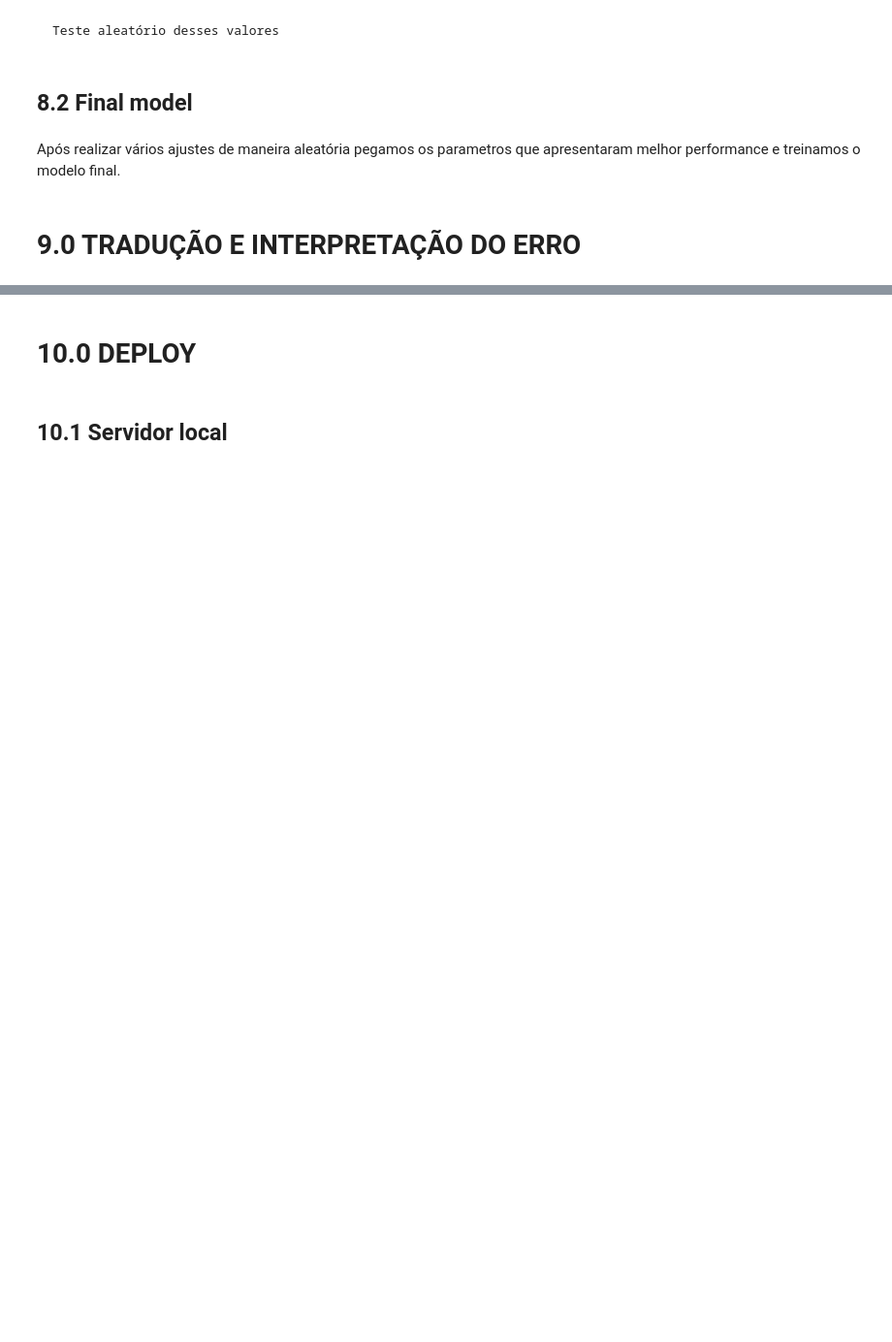
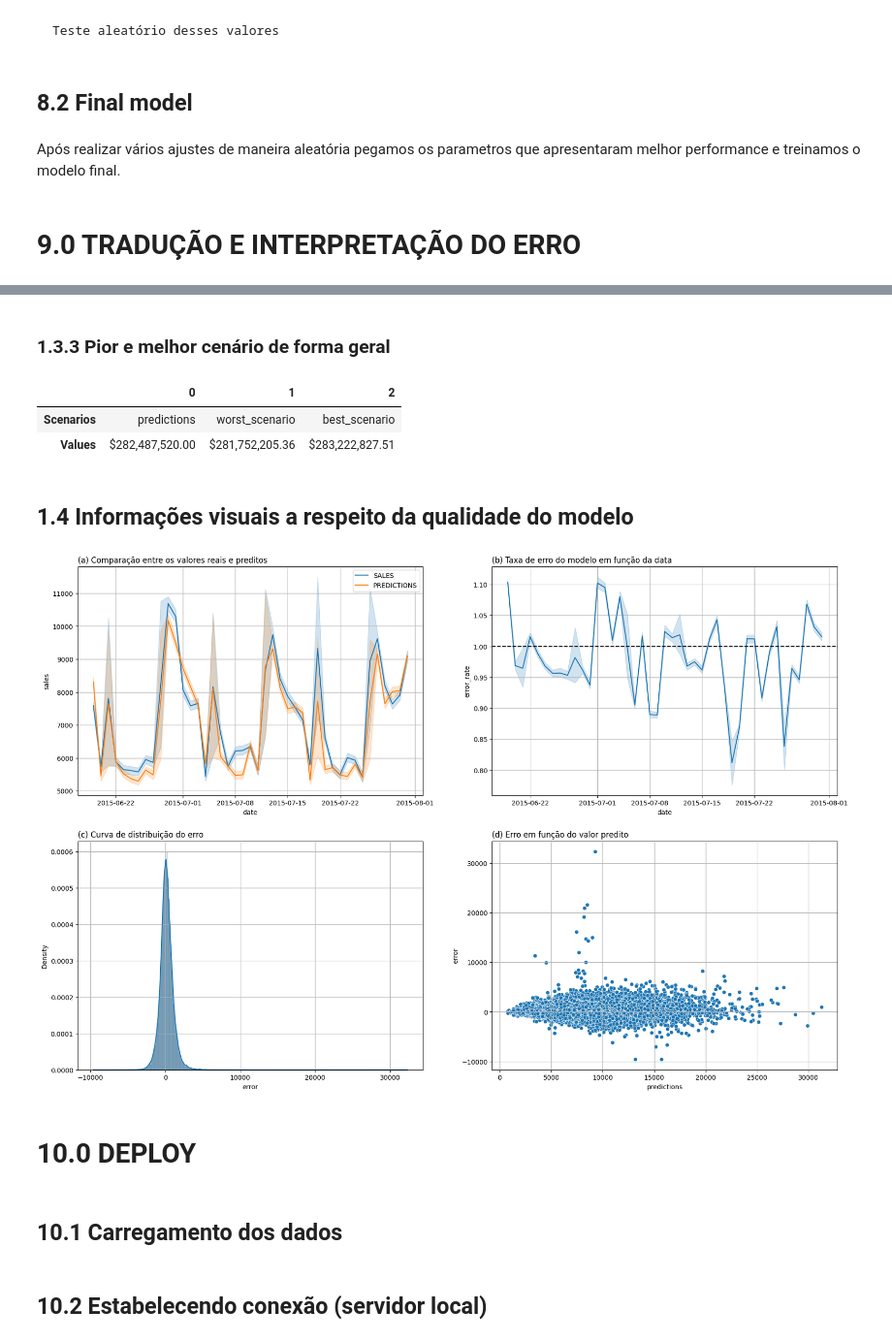
Before and after one commit to MayconRochaaa/rossmann_project, a Jupyter notebook: store_sales_prediction.ipynb, the cells around one changed output, grey strips where cells are left out. Shown at 97% size. Saved outputs shown, nothing was run; the diff lists cells and outputs as text; code cells hidden in the pictures; blank space fills up the shorter version.

```diff
--- a/store_sales_prediction.ipynb
+++ b/store_sales_prediction.ipynb
@@ -1140,0 +1210,6 @@ result_tuned
+# %%
+MODEL_DIR = os.path.join(BASE_DIR,'model')
+
+model_xgb_tuned  = pickle.load(open(os.path.join(MODEL_DIR,'model_rossman.pkl'),'rb'))
+yhat_tuned = model_xgb_tuned.predict(x_teste)
+result_tuned = ml_error('XGB', np.expm1(y_teste), np.expm1(yhat_tuned))
@@ -1166,28 +1259,50 @@ sns.scatterplot(x='store', y='MAPE', data=df9_2)
+# %% [markdown]
+### 1.3.3 Pior e melhor cenário de forma geral
 # %%
 df9_3 = df9_2[['predictions', 'worst_scenario', 'best_scenario']].apply(lambda x: np.sum(x), axis=0).reset_index().rename(columns={'index': 'Scenarios', 0: 'Values'})
 df9_3['Values'] = df9_3['Values'].map('${:,.2f}'.format)
-df9_3
+df9_3.T
+# %% [output]
+|  | 0 | 1 | 2 |
+| Scenarios | predictions | worst_scenario | best_scenario |
+| Values | $282,487,520.00 | $281,752,205.36 | $283,222,827.51 |
+# %% [markdown]
+## 1.4 Informações visuais a respeito da qualidade do modelo
 # %%
 df9['error'] = df9['sales']- df9['predictions']
 df9['error_rate'] = df9['predictions']/df9['sales']
 
 fig = plt.subplots(2,2,figsize=(21,14))
 
 plt.subplot(2,2,1)
 sns.lineplot(x='date', y='sales', data=df9, label='SALES')
 sns.lineplot(x='date', y='predictions', data=df9, label='PREDICTIONS')
+plt.grid(True)
+plt.title('(a) Comparação entre os valores reais e preditos', loc='left')
 
 plt.subplot(2,2,2)
 sns.lineplot(x='date', y='error_rate', data=df9)
+plt.axhline(1, color='k', linestyle='--')
+plt.grid(True)
+plt.title('(b) Taxa de erro do modelo em função da data', loc='left')
 
 
 plt.subplot(2,2,3)
 sns.histplot(df9['error'], kde=True, stat="density");
+plt.grid(True)
+plt.title('(c) Curva de distribuição do erro', loc='left')
+
 
 plt.subplot(2,2,4)
-sns.scatterplot(x=df9['predictions'], y=df9['error'])
+sns.scatterplot(x=df9['predictions'], y=df9['error']);
+plt.grid(True)
+plt.title('(d) Erro em função do valor predito', loc='left');
+# %% [output]
+[figure, added]
 # %% [markdown]
 # 10.0 DEPLOY
+# %% [markdown]
+## 10.1 Carregamento dos dados
 # %%
 df10 = pd.read_csv('/home/mayconr/repos/ComunidadeDS/dsproducao/rossmann_project/data/test.csv')
 
@@ -1200,7 +1315,7 @@ df_test = df_test[~df_test['Open'].isnull()]
 
 df_test = df_test.drop('Id', axis=1)
 # %% [markdown]
-## 10.1 Servidor local
+## 10.2 Estabelecendo conexão (servidor local)
 # %%
 data = json.dumps(df_test.to_dict(orient='records'))
 url = 'http://0.0.0.0:5000/rossmann/predict'
```
Also changed, not shown: parts of 25 cells of this notebook, 1 other file.
